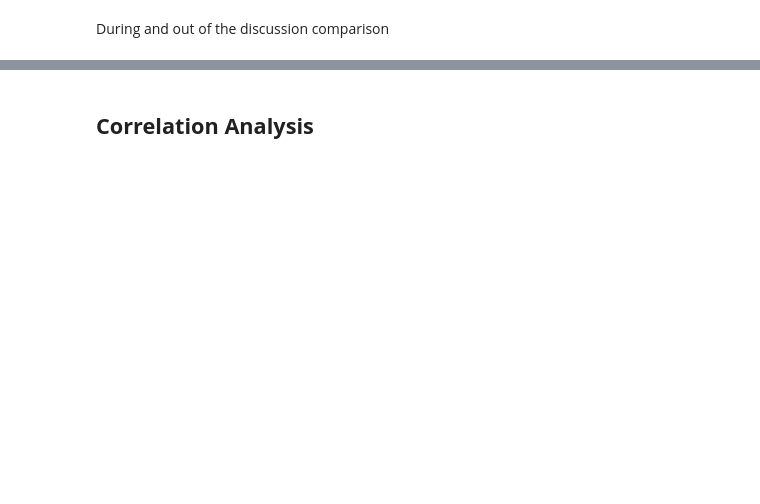
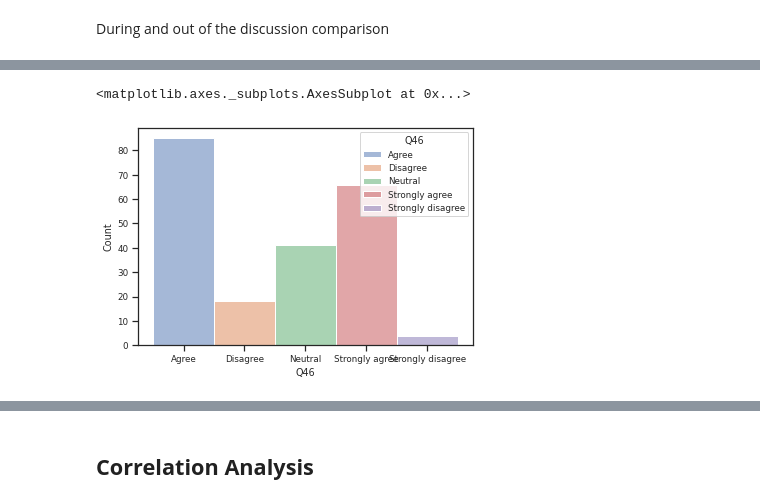
Before and after one commit to tiilt-lab/Blinc-collab-notebooks, a Jupyter notebook: Aziza_analysis.ipynb, the cells around one changed output, grey strips where cells are left out. Cells and saved outputs as stored; diff of their text form; code cells hidden in the pictures; blank space fills up the shorter version.

```diff
--- a/Aziza_analysis.ipynb
+++ b/Aziza_analysis.ipynb
@@ -77,6 +498,11 @@ During and out of the discussion comparison
 # %%
 import seaborn as sns
-sns.histplot(binwidth=1, x="Q46", hue="Q26", data=df, stat="count", multiple="dodge")
+sns.set(font_scale=0.8)
+sns.set_style("ticks")
+sns.histplot(x="Q46", hue="Q46", data=df, stat="count")
+# %% [output]
+<matplotlib.axes._subplots.AxesSubplot at 0x...>
+[figure, added]
 # %%
 kwargs = dict(
     startangle = 90,
```
Also changed, not shown: parts of 67 cells of this notebook.
